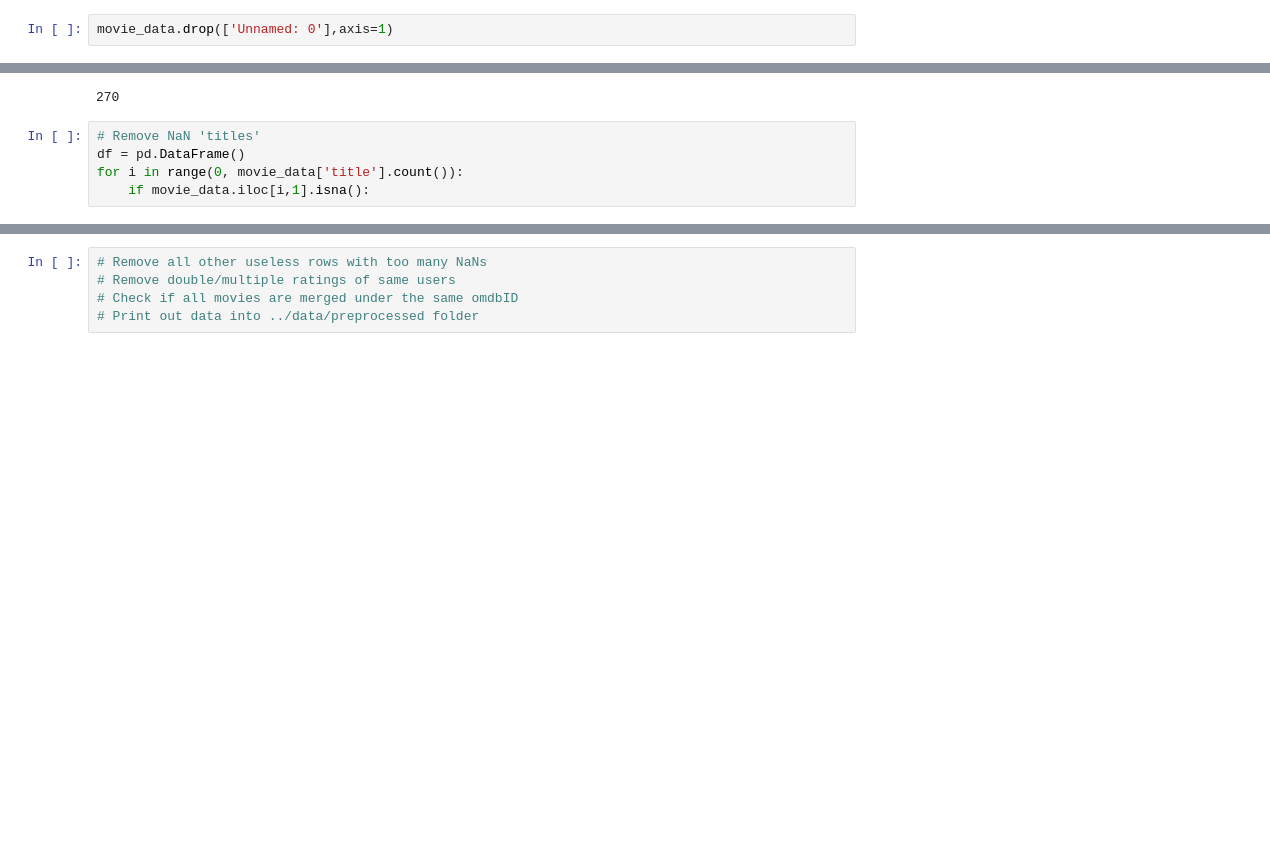
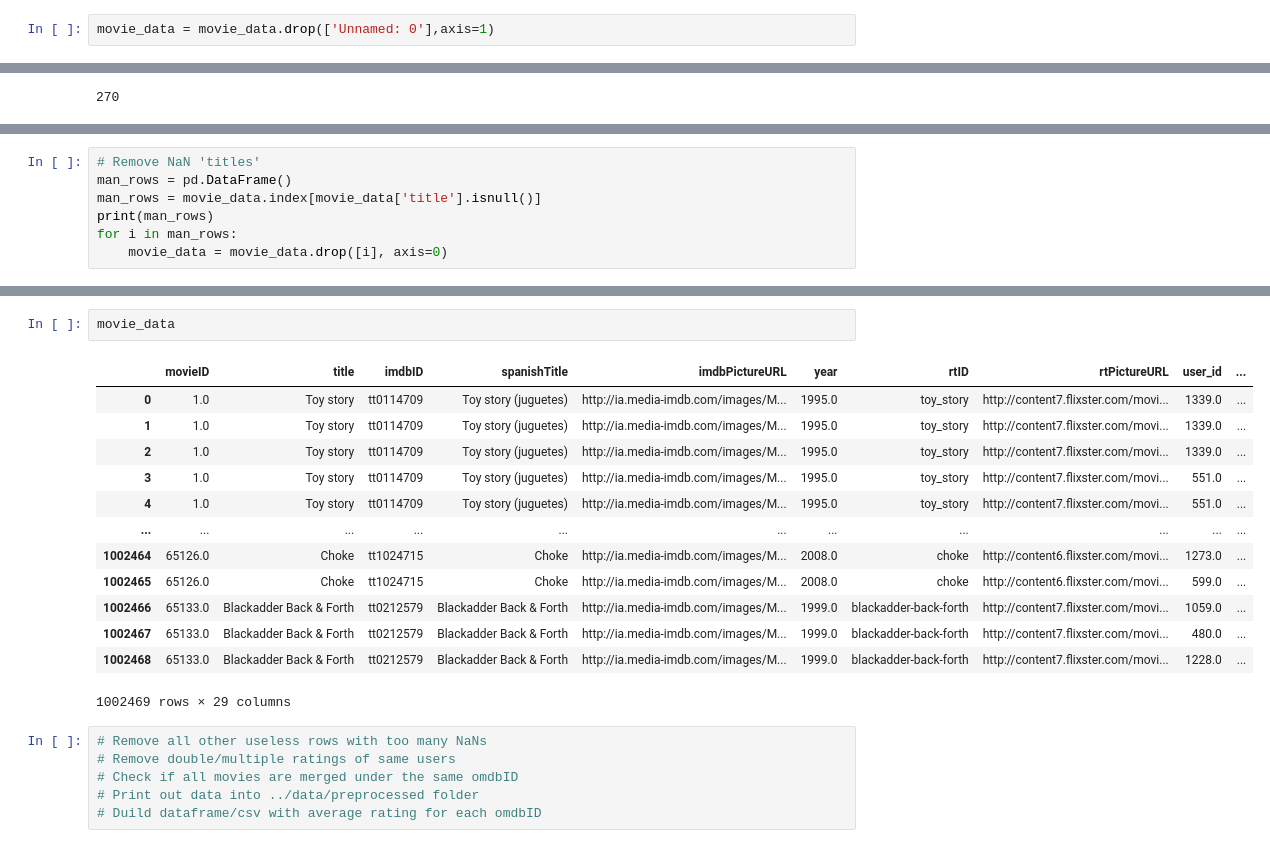
Before and after one commit to yuayixio/MovieRatingPredictor, a Jupyter notebook: notebooks/OMDB_Cleaning.ipynb, the cells around one changed output, grey strips where cells are left out. Drawn from its saved outputs; the diff is of its cells as text; blank space fills up the shorter version.

Commit message:
Changes to cleaning omdb

```diff
--- a/notebooks/OMDB_Cleaning.ipynb
+++ b/notebooks/OMDB_Cleaning.ipynb
@@ -25,4 +25,4 @@ omdb = omdb.drop(['Production','Website','totalSeasons','Season','Episode','seri
 # %%
 movie_data = pd.merge(rated_movies, omdb, how = 'outer', on = 'imdbID')
 # %%
-movie_data.drop(['Unnamed: 0'],axis=1)
+movie_data = movie_data.drop(['Unnamed: 0'],axis=1)
@@ -152,8 +138,3 @@ dtype: object
 movie_data['Title'].isna().sum()
 # %% [output]
 270
-# %%
-# Remove NaN 'titles'
-df = pd.DataFrame()
-for i in range(0, movie_data['title'].count()):
-    if movie_data.iloc[i,1].isna():
@@ -161,0 +141,7 @@ AttributeError: 'str' object has no attribute 'isna'
+# %%
+# Remove NaN 'titles'
+man_rows = pd.DataFrame()
+man_rows = movie_data.index[movie_data['title'].isnull()]
+print(man_rows)
+for i in man_rows:
+    movie_data = movie_data.drop([i], axis=0)
@@ -162,5 +165,22 @@ AttributeError: 'str' object has no attribute 'isna'
+# %%
+movie_data
+# %% [output]
+|  | movieID | title | imdbID | spanishTitle | imdbPictureURL | year | rtID | rtPictureURL | user_id | ... |
+| 0 | 1.0 | Toy story | tt0114709 | Toy story (juguetes) | http://ia.media-imdb.com/images/M... | 1995.0 | toy_story | http://content7.flixster.com/movi... | 1339.0 | ... |
+| 1 | 1.0 | Toy story | tt0114709 | Toy story (juguetes) | http://ia.media-imdb.com/images/M... | 1995.0 | toy_story | http://content7.flixster.com/movi... | 1339.0 | ... |
+| 2 | 1.0 | Toy story | tt0114709 | Toy story (juguetes) | http://ia.media-imdb.com/images/M... | 1995.0 | toy_story | http://content7.flixster.com/movi... | 1339.0 | ... |
+| 3 | 1.0 | Toy story | tt0114709 | Toy story (juguetes) | http://ia.media-imdb.com/images/M... | 1995.0 | toy_story | http://content7.flixster.com/movi... | 551.0 | ... |
+| 4 | 1.0 | Toy story | tt0114709 | Toy story (juguetes) | http://ia.media-imdb.com/images/M... | 1995.0 | toy_story | http://content7.flixster.com/movi... | 551.0 | ... |
+| ... | ... | ... | ... | ... | ... | ... | ... | ... | ... | ... |
+| 1002464 | 65126.0 | Choke | tt1024715 | Choke | http://ia.media-imdb.com/images/M... | 2008.0 | choke | http://content6.flixster.com/movi... | 1273.0 | ... |
+| 1002465 | 65126.0 | Choke | tt1024715 | Choke | http://ia.media-imdb.com/images/M... | 2008.0 | choke | http://content6.flixster.com/movi... | 599.0 | ... |
+| 1002466 | 65133.0 | Blackadder Back & Forth | tt0212579 | Blackadder Back & Forth | http://ia.media-imdb.com/images/M... | 1999.0 | blackadder-back-forth | http://content7.flixster.com/movi... | 1059.0 | ... |
+| 1002467 | 65133.0 | Blackadder Back & Forth | tt0212579 | Blackadder Back & Forth | http://ia.media-imdb.com/images/M... | 1999.0 | blackadder-back-forth | http://content7.flixster.com/movi... | 480.0 | ... |
+| 1002468 | 65133.0 | Blackadder Back & Forth | tt0212579 | Blackadder Back & Forth | http://ia.media-imdb.com/images/M... | 1999.0 | blackadder-back-forth | http://content7.flixster.com/movi... | 1228.0 | ... |
+1002469 rows × 29 columns
 # %%
 # Remove all other useless rows with too many NaNs
 # Remove double/multiple ratings of same users
 # Check if all movies are merged under the same omdbID
 # Print out data into ../data/preprocessed folder
+# Duild dataframe/csv with average rating for each omdbID
```
Also changed, not shown: parts of 7 cells of this notebook, 1 other file.
